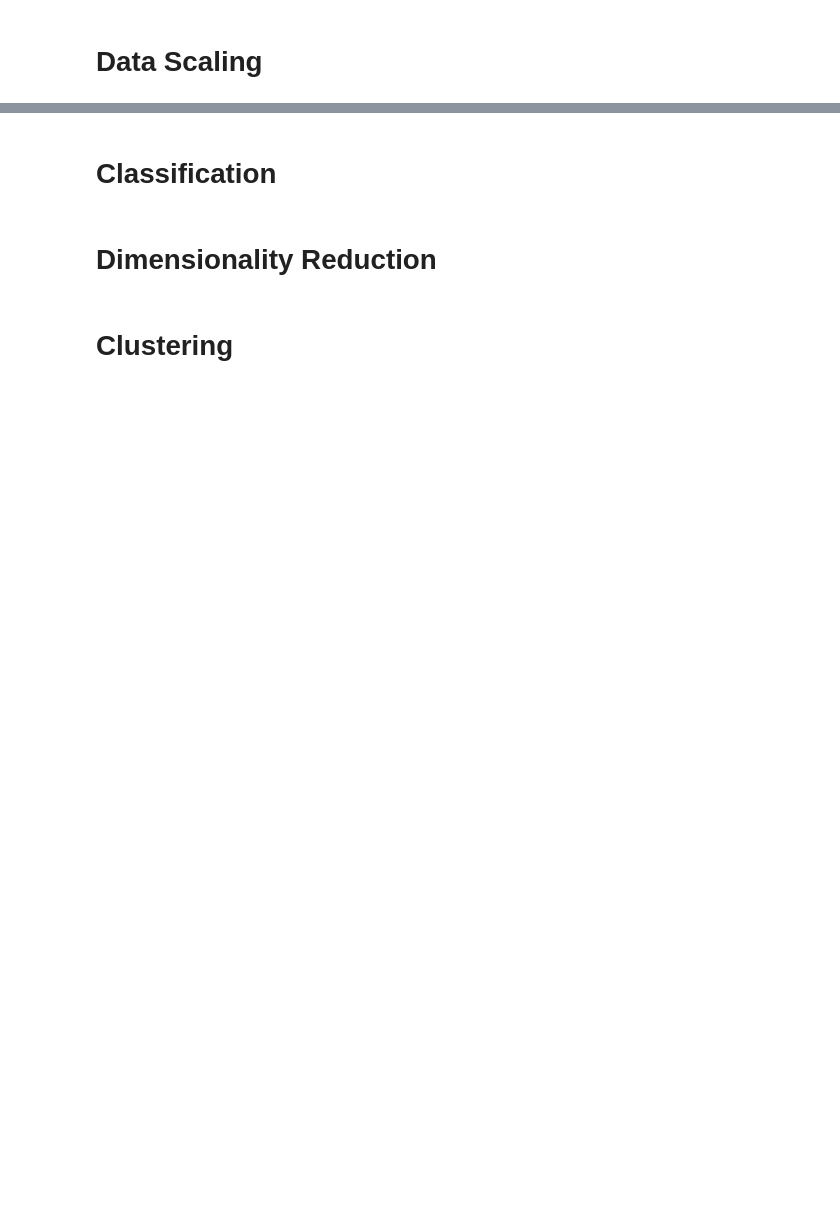
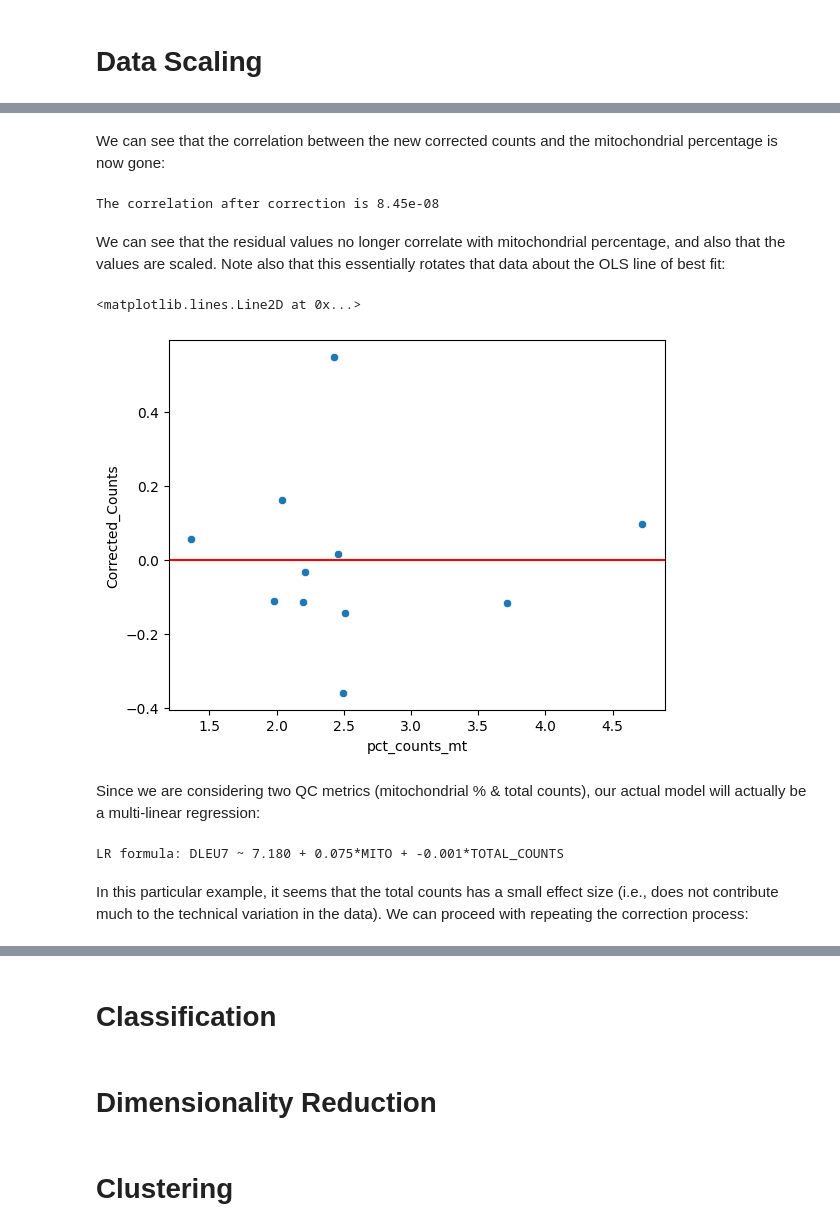
Before and after one commit to bioinfo-ucsd/BISB-Bootcamp-2022, a Jupyter notebook: modules/notebooks/06_Machine_Learning.ipynb, the cells around one changed output, grey strips where cells are left out. Cells and saved outputs as stored; diff of their text form; code cells hidden in the pictures; blank space fills up the shorter version.

```diff
--- a/modules/notebooks/06_Machine_Learning.ipynb
+++ b/modules/notebooks/06_Machine_Learning.ipynb
@@ -93,0 +196,14 @@ A word on imputation: scRNA-seq data follows a negative binomial distribution. T
+# %%
+residuals_df = cell_md_.copy()
+
+# get the model-estimated value for the gene count at each mitochondrial percentage value
+predicted_counts = lr.predict(cell_md_)
+
+residuals_df['Actual_Counts'] = counts_
+residuals_df['Predicted_Counts'] = predicted_counts
+
+# get the difference between the actual and model-estimated values
+residuals_df['Corrected_Counts'] = residuals_df.Actual_Counts - residuals_df.Predicted_Counts
+
+residuals_df.sort_values(by = regressor, inplace = True)
+residuals_df.head()
@@ -93,0 +218,21 @@ A word on imputation: scRNA-seq data follows a negative binomial distribution. T
+# %% [markdown]
+We can see that the correlation between the new corrected counts and the mitochondrial percentage is now gone:
+# %%
+r = stats.pearsonr(residuals_df.Corrected_Counts, residuals_df[regressor]).statistic
+print('The correlation after correction is {:.2e}'.format(r))
+# %% [output]
+The correlation after correction is 8.45e-08
+# %% [markdown]
+We can see that the residual values no longer correlate with mitochondrial percentage, and also that the values are scaled. Note also that this essentially rotates that data about the OLS line of best fit:
+# %%
+fig, ax = plt.subplots()
+viz_df = pd.DataFrame(data = {gene: corrected_counts, regressor: cell_md_[regressor]})
+
+# plot the data
+sns.scatterplot(data = residuals_df, y = 'Corrected_Counts', x = regressor, ax = ax)
+ax.axhline(0, color = 'red')
+# %% [output]
+<matplotlib.lines.Line2D at 0x...>
+[figure, added]
+# %% [markdown]
+Since we are considering two QC metrics (mitochondrial % & total counts), our actual model will actually be a multi-linear regression:
@@ -93,0 +242,11 @@ A word on imputation: scRNA-seq data follows a negative binomial distribution. T
+# %%
+# do the regression
+lr = LinearRegression() #initialize the class
+lr.fit(y = counts_, X = cell_md_) # fit the regression model to the data
+
+print('LR formula: {} ~ {:.3f} + {:.3f}*MITO + {:.3f}*TOTAL_COUNTS'.format(gene, lr.intercept_, lr.coef_[0],
+                                                                           lr.coef_[1]))
+# %% [output]
+LR formula: DLEU7 ~ 7.180 + 0.075*MITO + -0.001*TOTAL_COUNTS
+# %% [markdown]
+In this particular example, it seems that the total counts has a small effect size (i.e., does not contribute much to the technical variation in the data). We can proceed with repeating the correction process:
```
Also changed, not shown: parts of 57 cells of this notebook.
